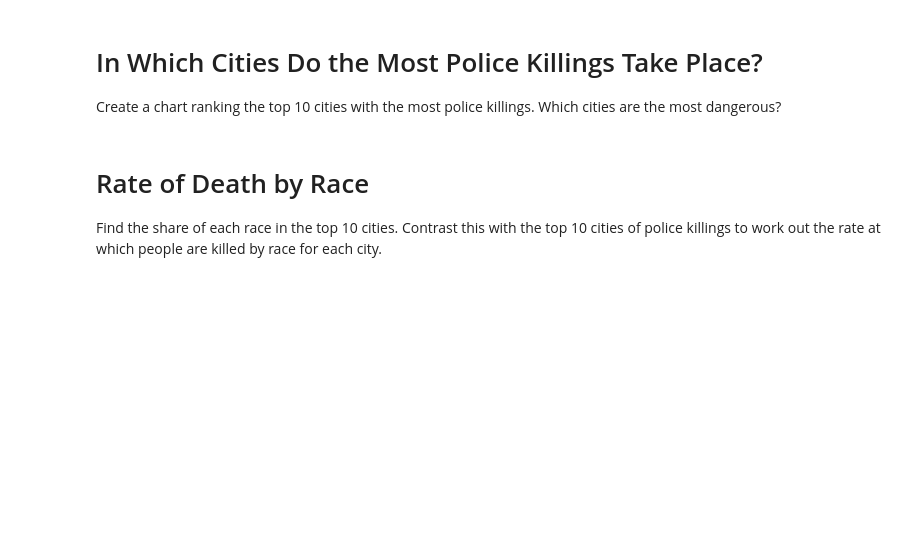
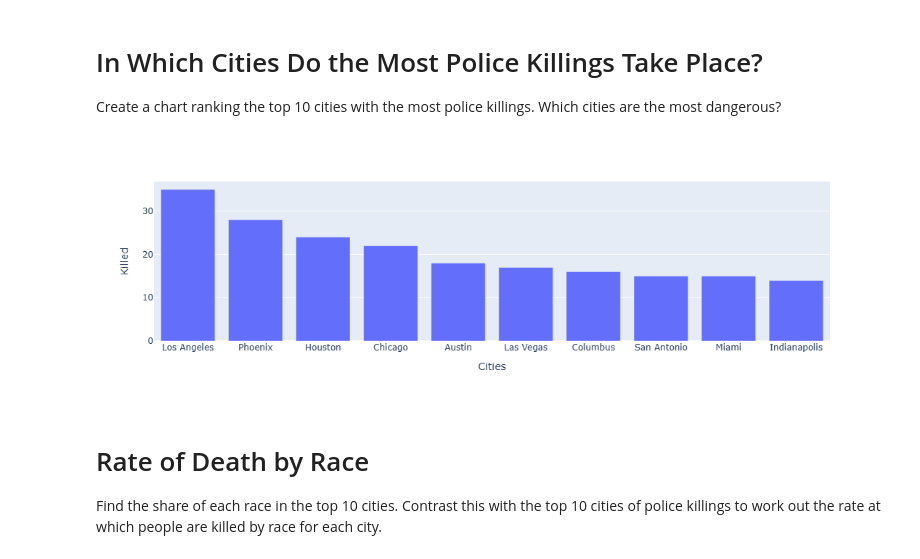
Before and after one commit to Bill-khk/Data-analysis, a Jupyter notebook: FatalForce/Fatal_Force.ipynb, the cells around one changed output. Cells and saved outputs as stored; diff of their text form; code cells hidden in the pictures; blank space fills up the shorter version.

```diff
--- a/FatalForce/Fatal_Force.ipynb
+++ b/FatalForce/Fatal_Force.ipynb
@@ -471,6 +482,13 @@ What percentage of people killed by police have been diagnosed with a mental ill
 # In Which Cities Do the Most Police Killings Take Place?
 
 Create a chart ranking the top 10 cities with the most police killings. Which cities are the most dangerous?
+# %%
+city_rank = df_fatalities['city'].value_counts().reset_index()[0:10]
+fig11 = px.bar(x=city_rank['city'], y=city_rank['count'])
+fig11.update_layout(xaxis_title='Cities', yaxis_title='Killed')
+fig11.show()
+# %% [output]
+[figure, added]
 # %% [markdown]
 # Rate of Death by Race
 
```
Also changed, not shown: parts of 2 cells of this notebook.
